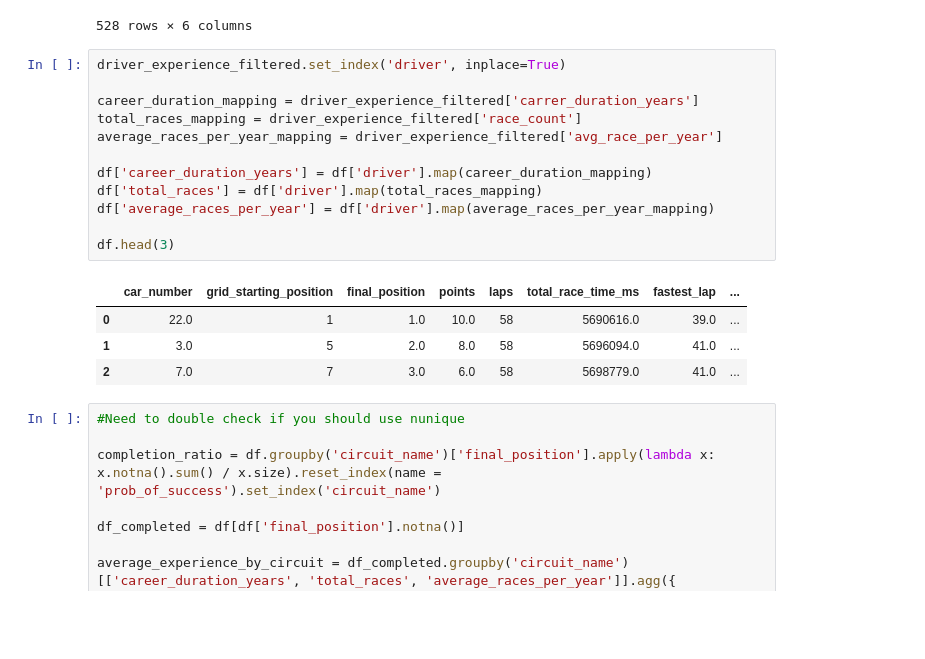
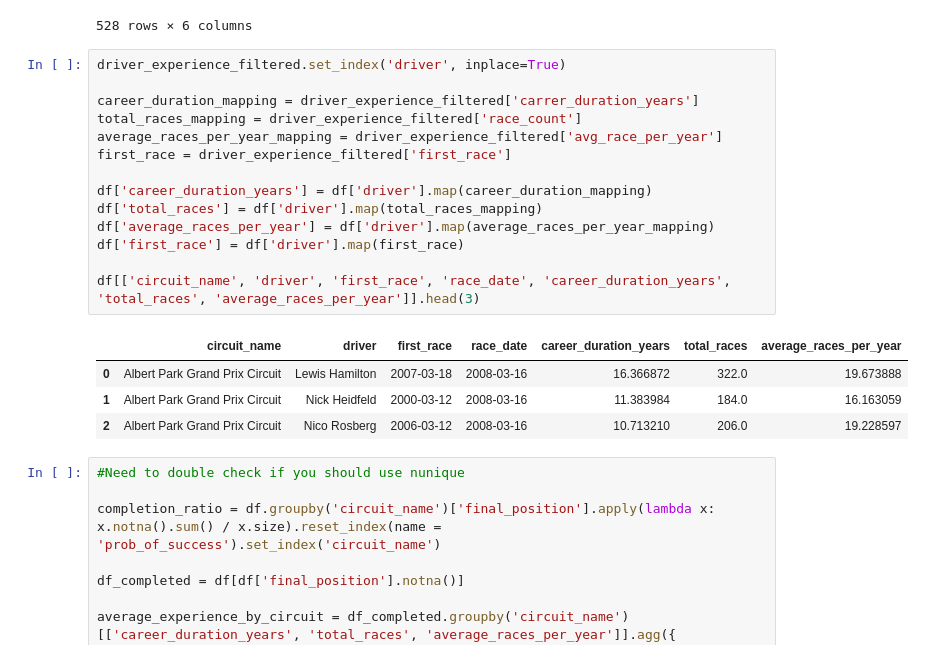
Before and after one commit to BOYSABIO/IE-University, a Jupyter notebook: IE_MASTERS/7_PYTHON_FOR_DATA_ANALYSIS/GROUP_PROJECT/group_assignment (3).ipynb, the cells around one changed output. Saved outputs shown, nothing was run; the diff lists cells and outputs as text; blank space fills up the shorter version.

```diff
--- a/IE_MASTERS/7_PYTHON_FOR_DATA_ANALYSIS/GROUP_PROJECT/group_assignment (3).ipynb
+++ b/IE_MASTERS/7_PYTHON_FOR_DATA_ANALYSIS/GROUP_PROJECT/group_assignment (3).ipynb
@@ -414,20 +422,22 @@ driver_experience_filtered.sort_values(by = 'avg_race_per_year', ascending = Fal
 # %%
 driver_experience_filtered.set_index('driver', inplace=True)
 
 career_duration_mapping = driver_experience_filtered['carrer_duration_years']
 total_races_mapping = driver_experience_filtered['race_count']
 average_races_per_year_mapping = driver_experience_filtered['avg_race_per_year']
+first_race = driver_experience_filtered['first_race']
 
 df['career_duration_years'] = df['driver'].map(career_duration_mapping)
 df['total_races'] = df['driver'].map(total_races_mapping)
 df['average_races_per_year'] = df['driver'].map(average_races_per_year_mapping)
+df['first_race'] = df['driver'].map(first_race)
 
-df.head(3)
+df[['circuit_name', 'driver', 'first_race', 'race_date', 'career_duration_years', 'total_races', 'average_races_per_year']].head(3)
 # %% [output]
-|  | car_number | grid_starting_position | final_position | points | laps | total_race_time_ms | fastest_lap | ... |
-| 0 | 22.0 | 1 | 1.0 | 10.0 | 58 | 5690616.0 | 39.0 | ... |
-| 1 | 3.0 | 5 | 2.0 | 8.0 | 58 | 5696094.0 | 41.0 | ... |
-| 2 | 7.0 | 7 | 3.0 | 6.0 | 58 | 5698779.0 | 41.0 | ... |
+|  | circuit_name | driver | first_race | race_date | career_duration_years | total_races | average_races_per_year |
+| 0 | Albert Park Grand Prix Circuit | Lewis Hamilton | 2007-03-18 | 2008-03-16 | 16.366872 | 322.0 | 19.673888 |
+| 1 | Albert Park Grand Prix Circuit | Nick Heidfeld | 2000-03-12 | 2008-03-16 | 11.383984 | 184.0 | 16.163059 |
+| 2 | Albert Park Grand Prix Circuit | Nico Rosberg | 2006-03-12 | 2008-03-16 | 10.713210 | 206.0 | 19.228597 |
 # %%
 #Need to double check if you should use nunique
 
```
Also changed, not shown: parts of 7 cells of this notebook.
